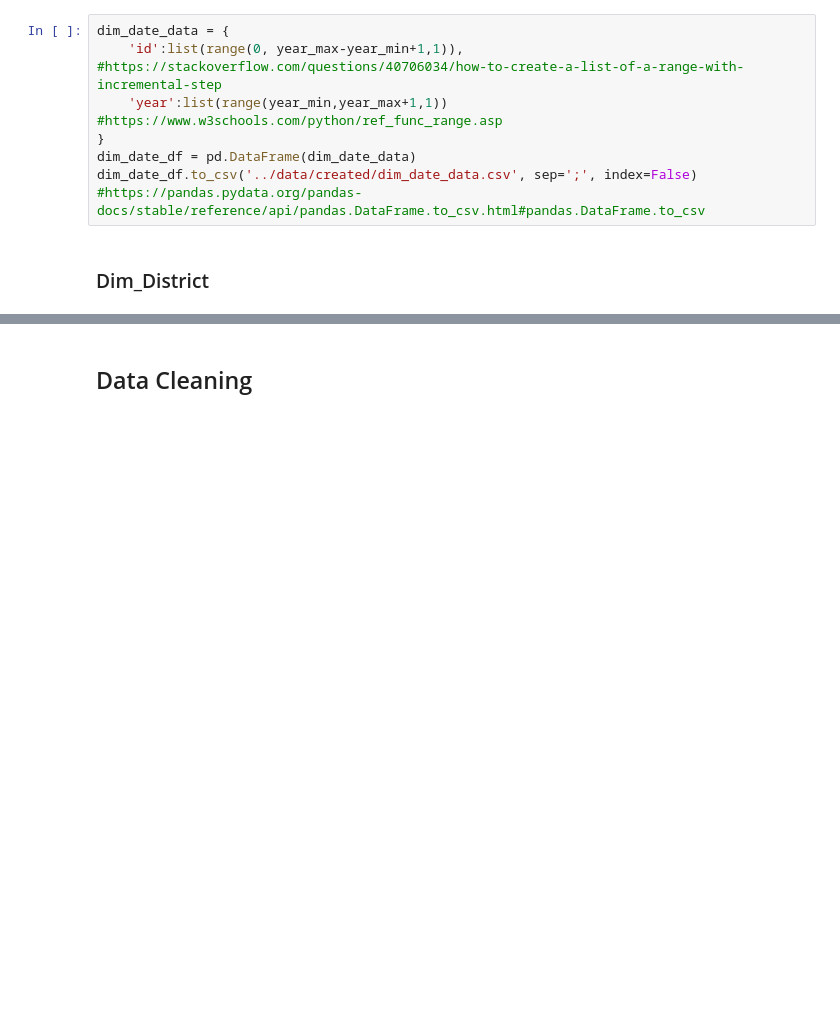
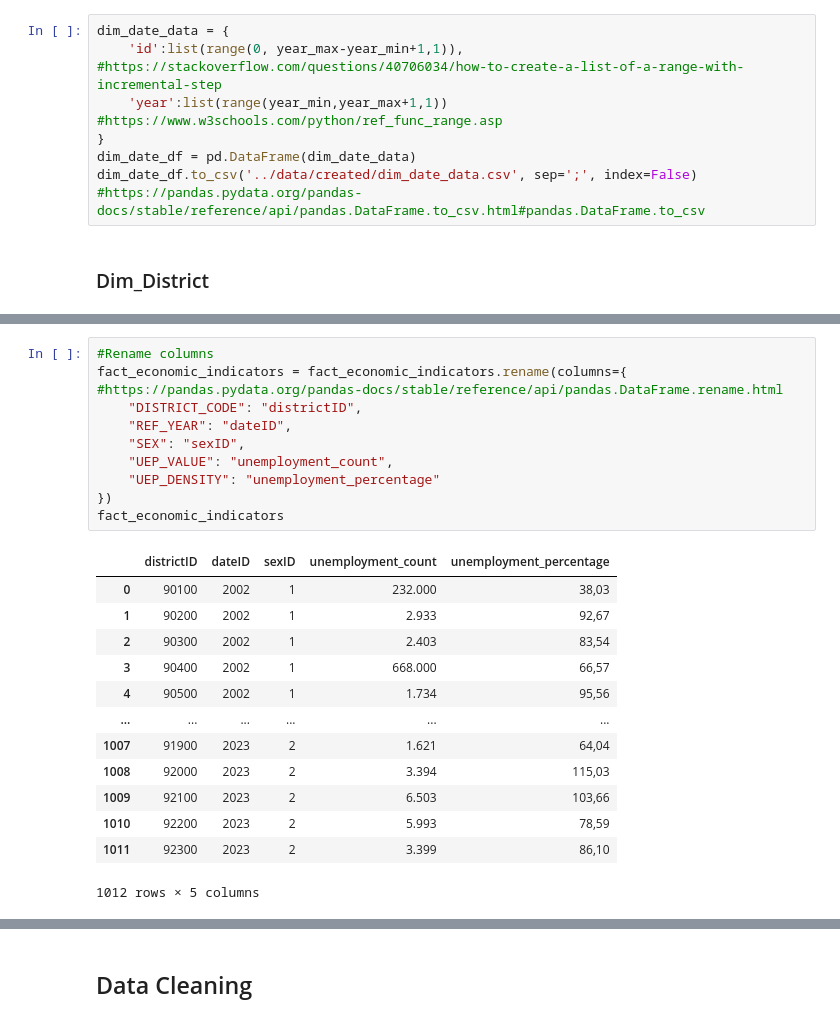
Before and after one commit to yasinfahmy/Business-Intelligence-I, a Jupyter notebook: pipeline/notebooks/pipeline.ipynb, the cells around one changed output, grey strips where cells are left out. Cells and saved outputs as stored; diff of their text form; blank space fills up the shorter version.

```diff
--- a/pipeline/notebooks/pipeline.ipynb
+++ b/pipeline/notebooks/pipeline.ipynb
@@ -102,0 +163,24 @@ dim_district_df.to_csv('../data/created/dim_district_data.csv', sep=';', index=F
+# %%
+#Rename columns
+fact_economic_indicators = fact_economic_indicators.rename(columns={ #https://pandas.pydata.org/pandas-docs/stable/reference/api/pandas.DataFrame.rename.html
+    "DISTRICT_CODE": "districtID",
+    "REF_YEAR": "dateID",
+    "SEX": "sexID",
+    "UEP_VALUE": "unemployment_count",
+    "UEP_DENSITY": "unemployment_percentage"
+})
+fact_economic_indicators
+# %% [output]
+|  | districtID | dateID | sexID | unemployment_count | unemployment_percentage |
+| 0 | 90100 | 2002 | 1 | 232.000 | 38,03 |
+| 1 | 90200 | 2002 | 1 | 2.933 | 92,67 |
+| 2 | 90300 | 2002 | 1 | 2.403 | 83,54 |
+| 3 | 90400 | 2002 | 1 | 668.000 | 66,57 |
+| 4 | 90500 | 2002 | 1 | 1.734 | 95,56 |
+| ... | ... | ... | ... | ... | ... |
+| 1007 | 91900 | 2023 | 2 | 1.621 | 64,04 |
+| 1008 | 92000 | 2023 | 2 | 3.394 | 115,03 |
+| 1009 | 92100 | 2023 | 2 | 6.503 | 103,66 |
+| 1010 | 92200 | 2023 | 2 | 5.993 | 78,59 |
+| 1011 | 92300 | 2023 | 2 | 3.399 | 86,10 |
+1012 rows × 5 columns
```
Also changed, not shown: parts of 23 cells of this notebook, 2 other files.
